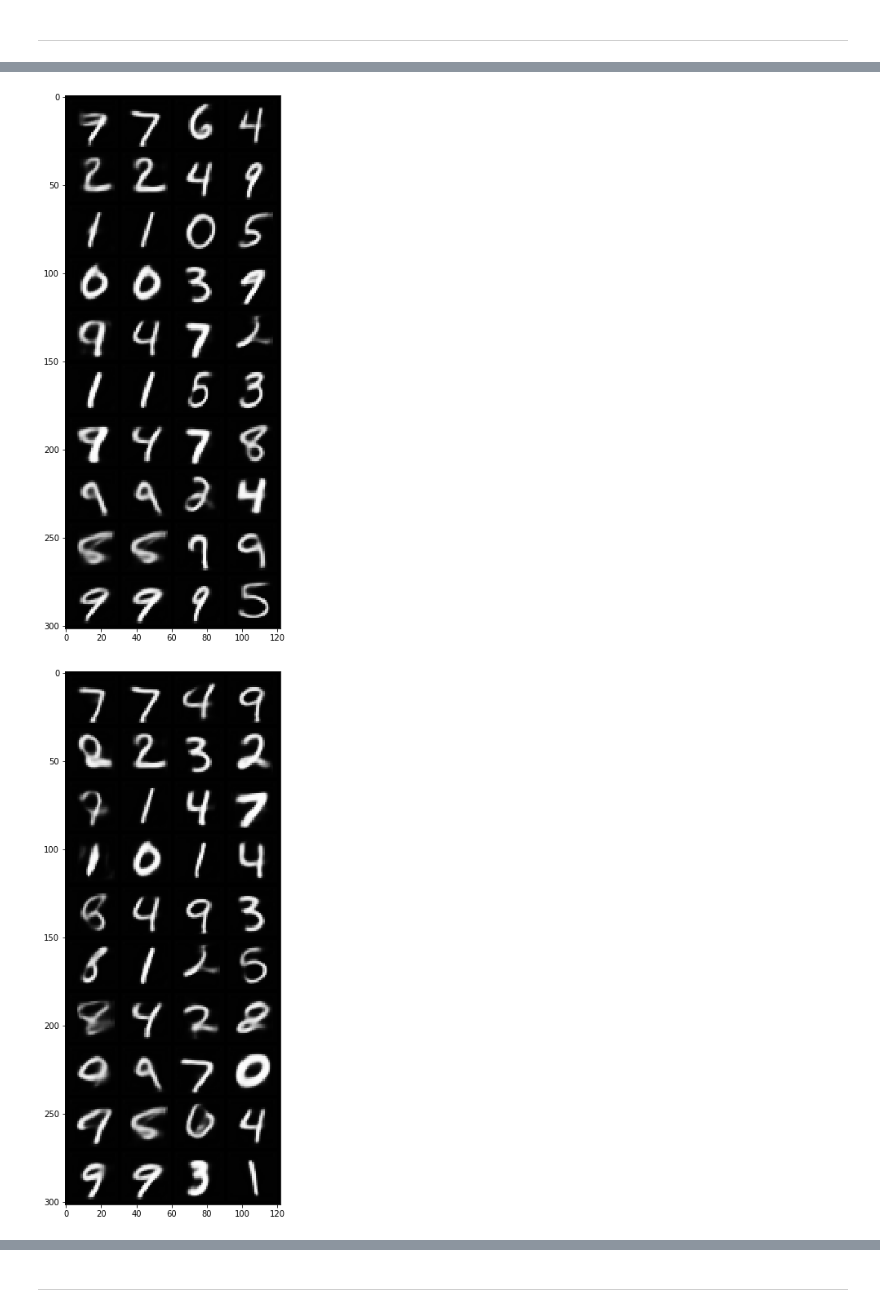
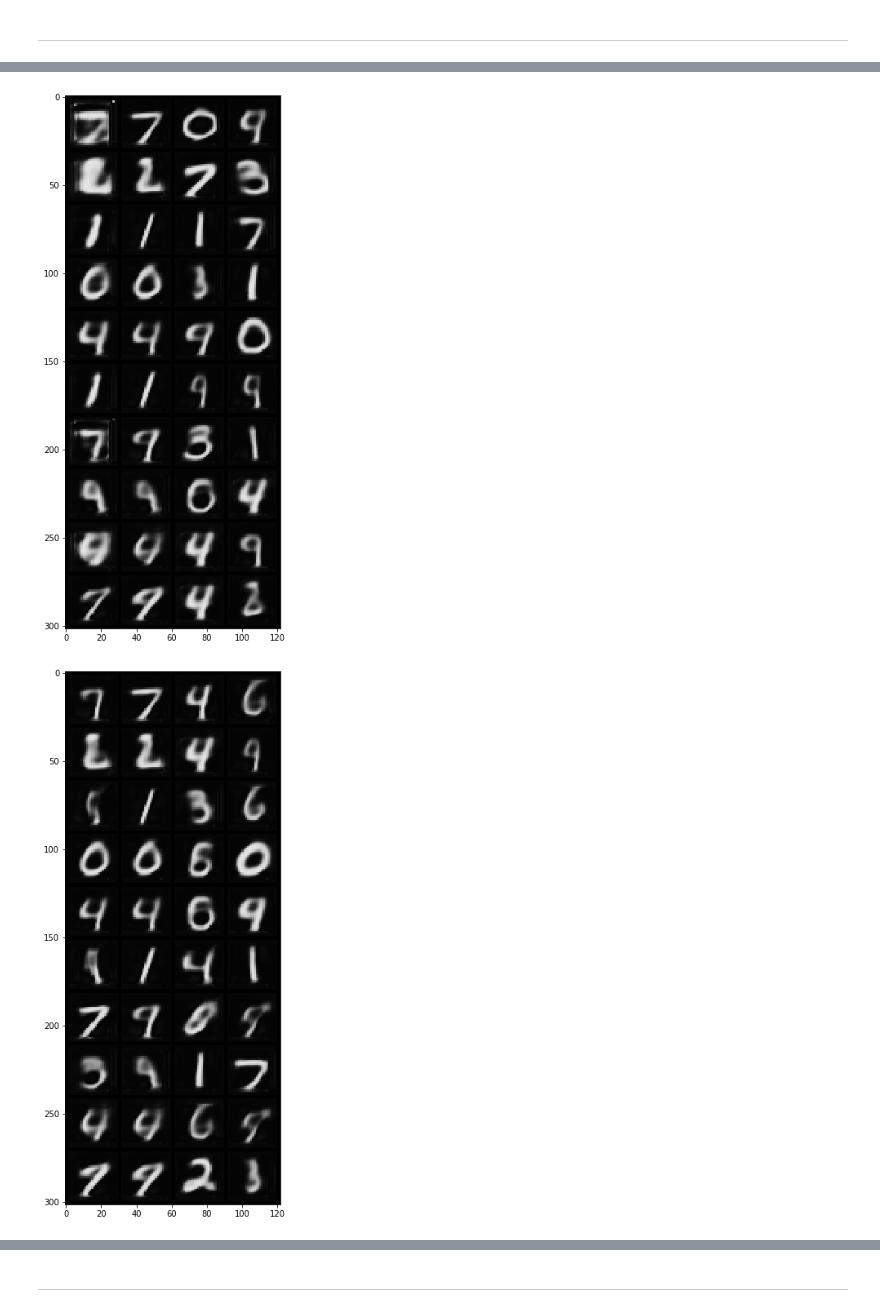
Before and after one commit to GiuliaLanzillotta/CausalAE, a Jupyter notebook: visualisations/test_features.ipynb, the cells around one changed output, grey strips where cells are left out. Drawn from its saved outputs; the diff is of its cells as text; code cells hidden in the pictures.

```diff
--- a/visualisations/test_features.ipynb
+++ b/visualisations/test_features.ipynb
@@ -405,3 +405,3 @@ fig.savefig(fname)
 # %%
-handlerESAE = VisualModelHandler(model_name="ESAE", model_version="unbalanced", data="MNIST")
+handlerESAE = VisualModelHandler(model_name="ESAE", model_version="standardS", data="MNIST")
 # %% [output]
@@ -433,18 +433,18 @@ Estimated Total Size (MB): 5.33
 res = handlerESAE.plot_model(do_originals=False, do_reconstructions=False,
                    do_random_samples=False, do_traversals=False, do_hybrisation=True, first=False)
 fig = res['hybrids']
-fname = fig_path / "hybridsLowESAE.png"
-fig.savefig(fname)
+#fname = fig_path / "hybridsLowESAE.png"
+#fig.savefig(fname)
 # %% [output]
-[figure, old version]
+[figure, new version]
 # %%
 res = handlerESAE.plot_model(do_originals=False, do_reconstructions=False,
                    do_random_samples=False, do_traversals=False, do_hybrisation=True, first=True)
 fig = res['hybrids']
-fname = fig_path / "hybridsHighESAE.png"
-fig.savefig(fname)
+#fname = fig_path / "hybridsHighESAE.png"
+#fig.savefig(fname)
 # %% [output]
-[figure, old version]
+[figure, new version]
 # %%
 handlerVAE = VisualModelHandler(model_name="BetaVAE", model_version="standard", data="MNIST")
 handlerVAE.load_checkpoint()
```
Also changed, not shown: parts of 25 cells of this notebook, 26 other files.
